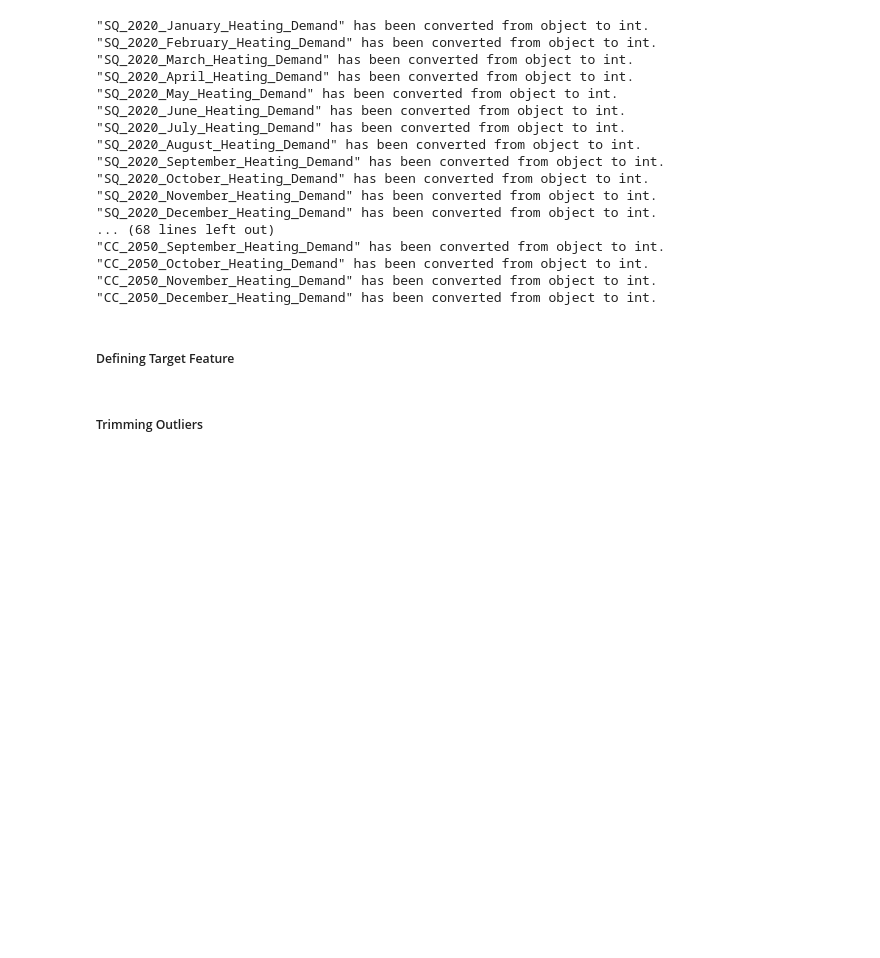
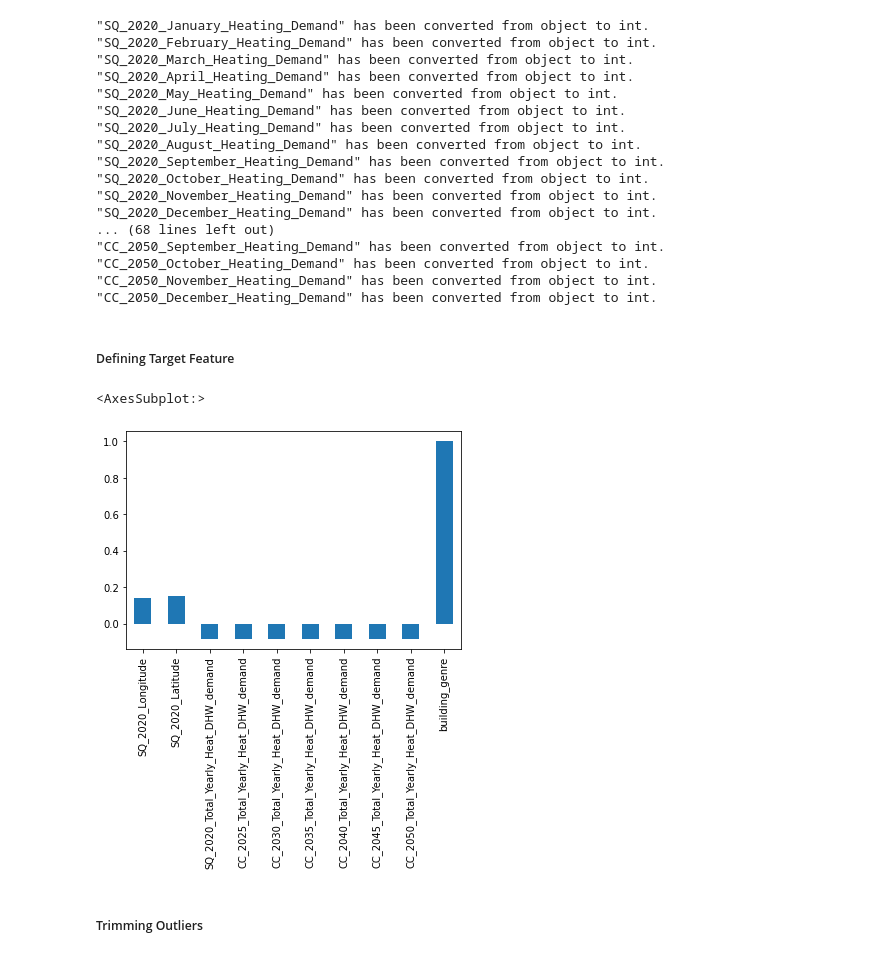
Before and after one commit to abj-paul/Data-Science, a Jupyter notebook: Building Price Dataset.ipynb, the cells around one changed output. Drawn from its saved outputs; the diff is of its cells as text; code cells hidden in the pictures; blank space fills up the shorter version.

```diff
--- a/Building Price Dataset.ipynb
+++ b/Building Price Dataset.ipynb
@@ -368,7 +366,10 @@ target_feature = "building_genre"
 df_backup = df.copy()
 df.drop("SQ_2020_Year_of_construction", axis=1, inplace=True)
 # %%
-df.corrwith(database[target_feature]).plot.bar()
+df.corrwith(df[target_feature]).plot.bar()
+# %% [output]
+<AxesSubplot:>
+[figure, added]
 # %% [markdown]
 ##### Trimming Outliers
 # %%
```
Also changed, not shown: parts of 29 cells of this notebook.
